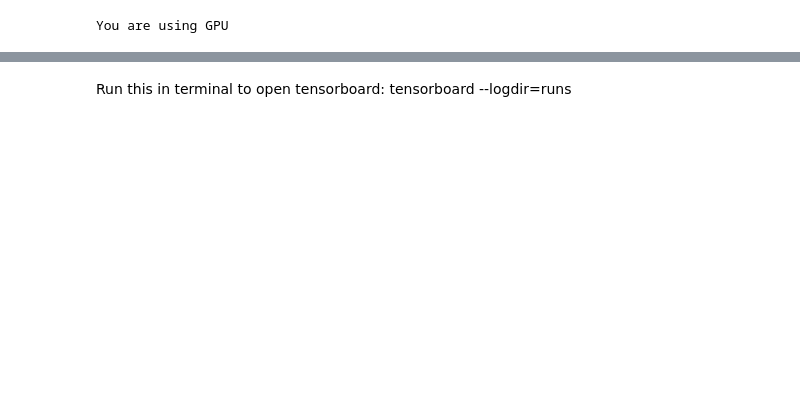
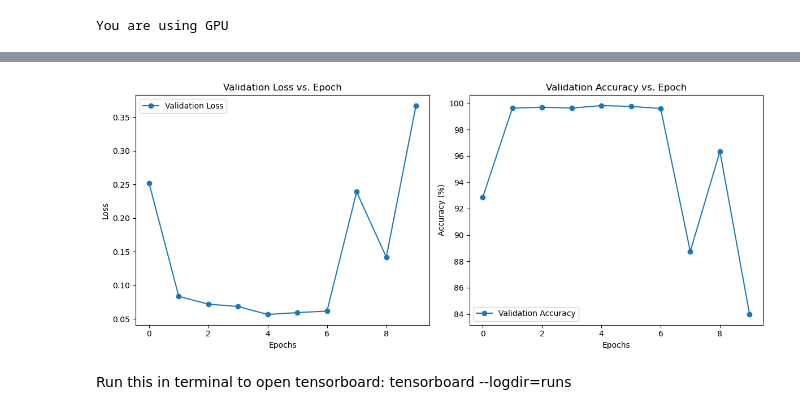
Before and after one commit to Aph3li0s/hand_gesture_pytorch, a Jupyter notebook: train_csv.ipynb, the cells around one changed output, grey strips where cells are left out. Drawn from its saved outputs; the diff is of its cells as text; code cells hidden in the pictures; blank space fills up the shorter version.

```diff
--- a/train_csv.ipynb
+++ b/train_csv.ipynb
@@ -158,2 +222,25 @@ Epoch [201/200], Training Loss: 0.4159
+# %%
+plt.figure(figsize=(12, 5))
+
+plt.subplot(1, 2, 1)
+plt.plot(val_losses, label='Validation Loss', marker='o', linestyle='-')
+plt.xlabel('Epochs')
+plt.ylabel('Loss')
+plt.legend()
+plt.title('Validation Loss vs. Epoch')
+
+# Accuracy subplot for validation
+plt.subplot(1, 2, 2)
+plt.plot(val_accuracies, label='Validation Accuracy', marker='o', linestyle='-')
+plt.xlabel('Epochs')
+plt.ylabel('Accuracy (%)')
+plt.legend()
+plt.title('Validation Accuracy vs. Epoch')
+
+# Show the second figure
+plt.tight_layout()
+plt.show()
+# %% [output]
+[figure, added]
 # %% [markdown]
 Run this in terminal to open tensorboard: tensorboard --logdir=runs
```
Also changed, not shown: parts of 11 cells of this notebook, 51 other files.
